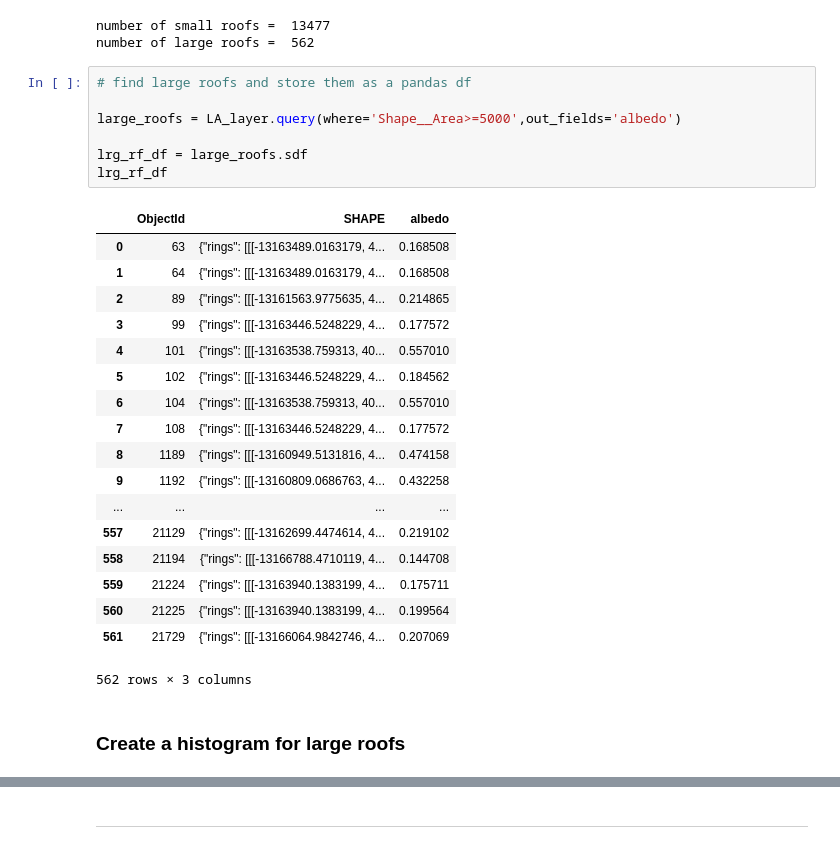
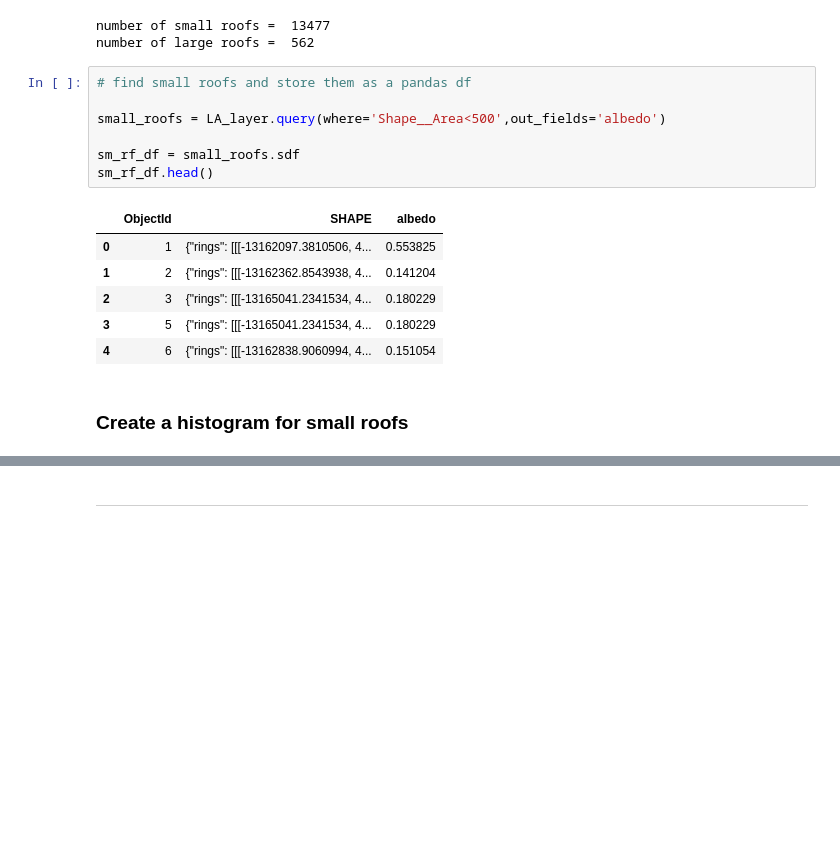
Before and after one commit to wri/UrbanHeatMitigation, a Jupyter notebook: notebooks/dev_workflow/query_feature_layer.ipynb, the cells around one changed output, grey strips where cells are left out. Cells and saved outputs as stored; diff of their text form; blank space fills up the shorter version.

```diff
--- a/notebooks/dev_workflow/query_feature_layer.ipynb
+++ b/notebooks/dev_workflow/query_feature_layer.ipynb
@@ -96,31 +84,19 @@ print('number of large roofs = ', cnt_large_roofs)
 number of small roofs =  13477
 number of large roofs =  562
 # %%
-# find large roofs and store them as a pandas df
+# find small roofs and store them as a pandas df
 
-large_roofs = LA_layer.query(where='Shape__Area>=5000',out_fields='albedo')
+small_roofs = LA_layer.query(where='Shape__Area<500',out_fields='albedo')
 
-lrg_rf_df = large_roofs.sdf
-lrg_rf_df
+sm_rf_df = small_roofs.sdf
+sm_rf_df.head()
 # %% [output]
 |  | ObjectId | SHAPE | albedo |
-| 0 | 63 | {"rings": [[[-13163489.0163179, 4... | 0.168508 |
-| 1 | 64 | {"rings": [[[-13163489.0163179, 4... | 0.168508 |
-| 2 | 89 | {"rings": [[[-13161563.9775635, 4... | 0.214865 |
-| 3 | 99 | {"rings": [[[-13163446.5248229, 4... | 0.177572 |
-| 4 | 101 | {"rings": [[[-13163538.759313, 40... | 0.557010 |
-| 5 | 102 | {"rings": [[[-13163446.5248229, 4... | 0.184562 |
-| 6 | 104 | {"rings": [[[-13163538.759313, 40... | 0.557010 |
-| 7 | 108 | {"rings": [[[-13163446.5248229, 4... | 0.177572 |
-| 8 | 1189 | {"rings": [[[-13160949.5131816, 4... | 0.474158 |
-| 9 | 1192 | {"rings": [[[-13160809.0686763, 4... | 0.432258 |
-| ... | ... | ... | ... |
-| 557 | 21129 | {"rings": [[[-13162699.4474614, 4... | 0.219102 |
-| 558 | 21194 | {"rings": [[[-13166788.4710119, 4... | 0.144708 |
-| 559 | 21224 | {"rings": [[[-13163940.1383199, 4... | 0.175711 |
-| 560 | 21225 | {"rings": [[[-13163940.1383199, 4... | 0.199564 |
-| 561 | 21729 | {"rings": [[[-13166064.9842746, 4... | 0.207069 |
+| 0 | 1 | {"rings": [[[-13162097.3810506, 4... | 0.553825 |
+| 1 | 2 | {"rings": [[[-13162362.8543938, 4... | 0.141204 |
+| 2 | 3 | {"rings": [[[-13165041.2341534, 4... | 0.180229 |
+| 3 | 5 | {"rings": [[[-13165041.2341534, 4... | 0.180229 |
+| 4 | 6 | {"rings": [[[-13162838.9060994, 4... | 0.151054 |
-562 rows × 3 columns
 # %% [markdown]
-### Create a histogram for large roofs
+### Create a histogram for small roofs
 # %%
```
Also changed, not shown: parts of 2 cells of this notebook.
